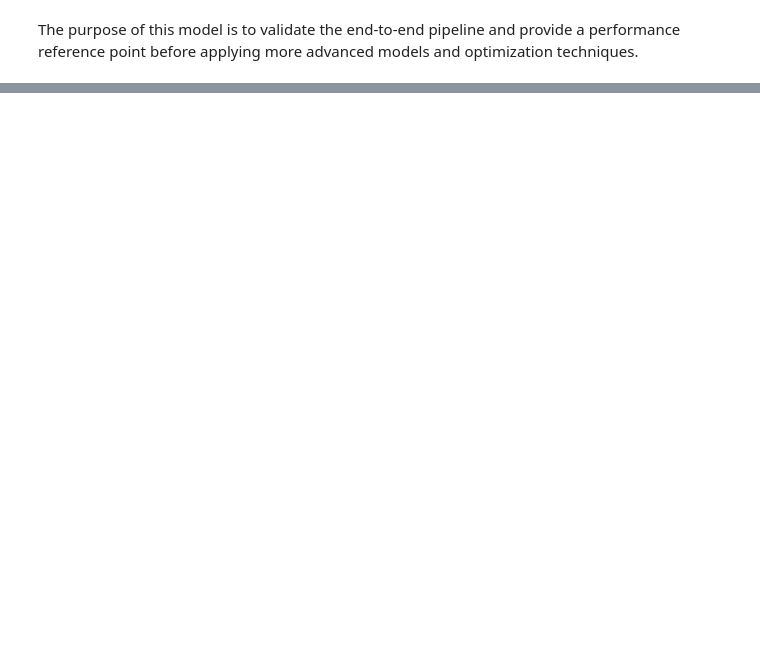
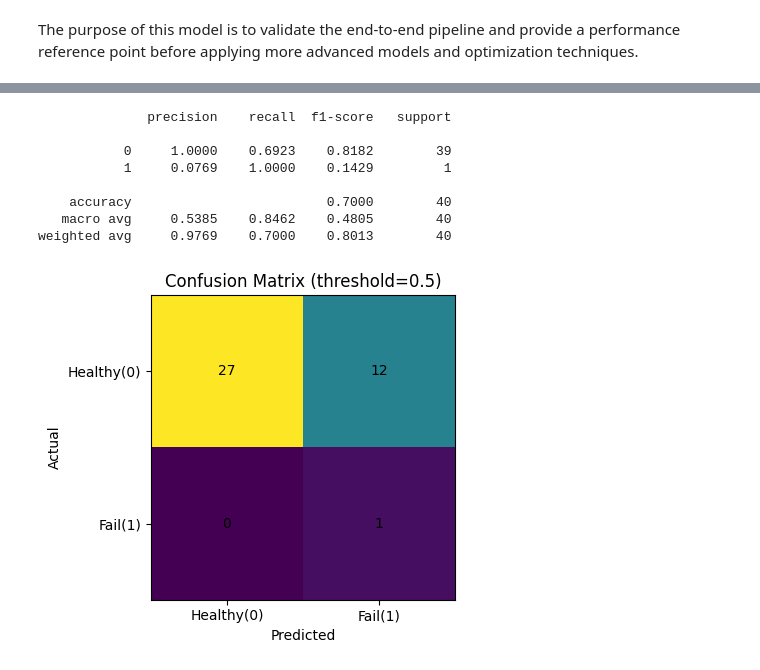
Before and after one commit to Iman-hamdan/aai-540-group9, a Jupyter notebook: baseline_model.ipynb, the cells around one changed output, grey strips where cells are left out. Saved outputs shown, nothing was run; the diff lists cells and outputs as text; code cells hidden in the pictures; blank space fills up the shorter version.

```diff
--- a/baseline_model.ipynb
+++ b/baseline_model.ipynb
@@ -321,0 +233,16 @@ techniques.
+# %%
+
+from sklearn.impute import SimpleImputer
+
+baseline_pipeline = Pipeline([
+    ("imputer", SimpleImputer(strategy="median")),
+    ("scaler", StandardScaler()),
+    ("model", LogisticRegression(
+        class_weight="balanced",
+        max_iter=2000,
+        random_state=RANDOM_STATE
+    ))
+])
+
+baseline_pipeline.fit(X_train, y_train)
+print("✅ Trained baseline logistic regression pipeline.")
@@ -321,0 +260,36 @@ techniques.
+# %%
+
+
+y_pred = baseline_pipeline.predict(X_test)
+
+print(classification_report(y_test, y_pred, digits=4))
+
+cm = confusion_matrix(y_test, y_pred)
+cm
+
+# Confusion matrix plot (matplotlib only)
+fig, ax = plt.subplots(figsize=(5, 4))
+ax.imshow(cm)
+ax.set_title("Confusion Matrix (threshold=0.5)")
+ax.set_xlabel("Predicted")
+ax.set_ylabel("Actual")
+ax.set_xticks([0, 1])
+ax.set_yticks([0, 1])
+ax.set_xticklabels(["Healthy(0)", "Fail(1)"])
+ax.set_yticklabels(["Healthy(0)", "Fail(1)"])
+
+for (i, j), v in np.ndenumerate(cm):
+    ax.text(j, i, str(v), ha="center", va="center")
+
+plt.tight_layout()
+plt.show()
+# %% [output]
+              precision    recall  f1-score   support
+
+           0     1.0000    0.6923    0.8182        39
+           1     0.0769    1.0000    0.1429         1
+
+    accuracy                         0.7000        40
+   macro avg     0.5385    0.8462    0.4805        40
+weighted avg     0.9769    0.7000    0.8013        40
+[figure, added]
```
Also changed, not shown: parts of 43 cells of this notebook.
